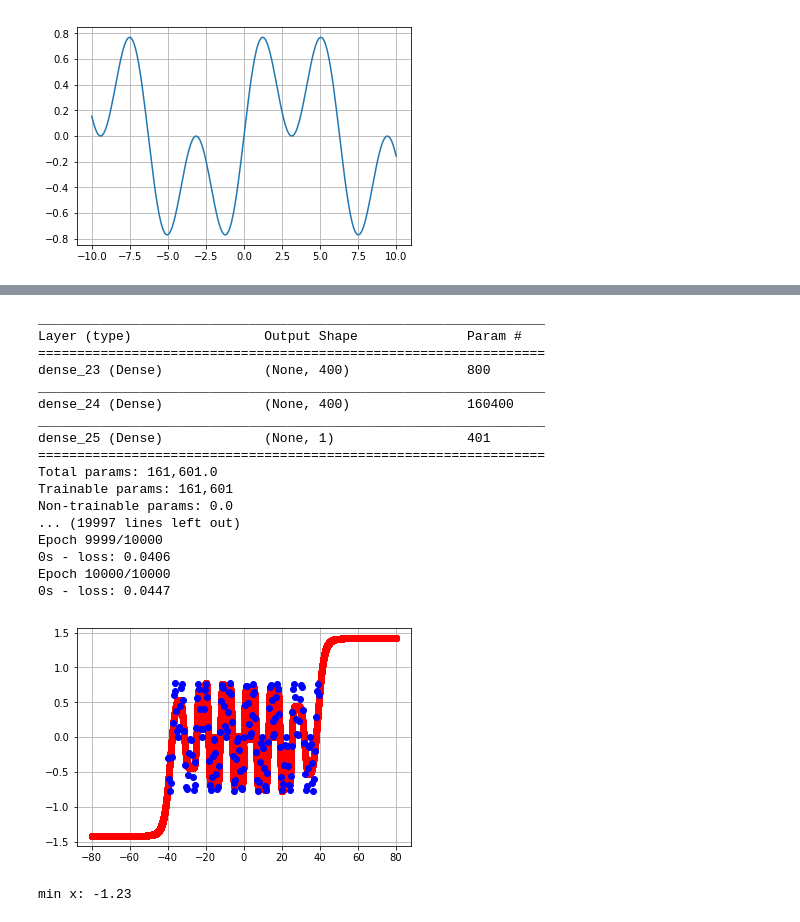
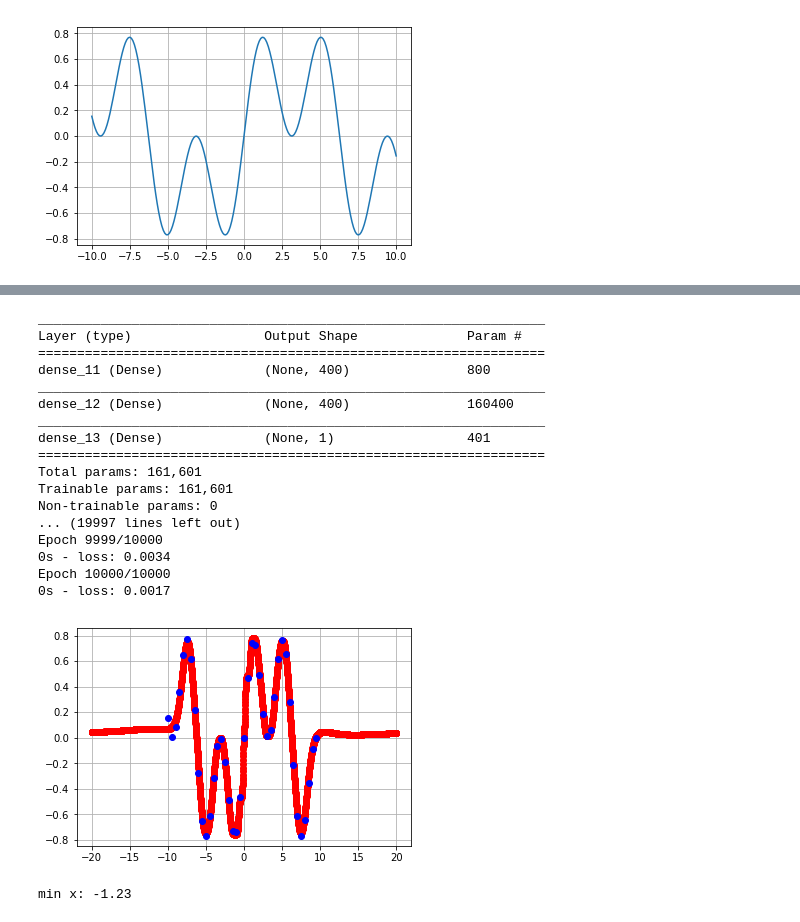
Before and after one commit to sevity/jupyter, a Jupyter notebook: Optimizer.ipynb, the cells around one changed output, grey strips where cells are left out. Drawn from its saved outputs; the diff is of its cells as text; code cells hidden in the pictures.

```diff
--- a/Optimizer.ipynb
+++ b/Optimizer.ipynb
@@ -97,3 +96,36 @@ plt.grid()
 plt.show()
 # %% [output]
 [figure]
+# %%
+from keras.models import Sequential
+from keras.layers import Dense
+from keras.optimizers import SGD
+import tensorflow as tf
+
+vx = []
+vy = []
+vx = get_vx(-4,4,0.5)
+for x in vx:
+    # vy.append(math.sin(x)*math.cos(x/2))
+    vy.append(math.sin(x) * math.cos(x/2.0) + 0)
+
+
+x_data = [[x] for x in vx]
+y_data = [[y] for y in vy]
+
+model = Sequential()
+model.add(Dense(1, input_dim=1, kernel_initializer='he_normal', activation='tanh'))
+model.add(Dense(1, kernel_initializer='he_normal', activation='linear'))
+model.compile(loss='mean_squared_error', optimizer='adam')
+model.summary()
+model.fit(x_data, y_data, epochs=10000, verbose=2)
+
+
+
+vx2 = get_vx(-4,4,0.01)
+x_data2 = [[x] for x in vx2]
+vy2 = model.predict(x_data2)
+plt.plot(vx2, vy2, 'ro')
+plt.plot(vx, vy, 'bo')
+plt.grid()
+plt.show()
@@ -105,7 +156,7 @@ import tensorflow as tf
 
 vx = []
 vy = []
-vx = get_vx(-40,40,0.5)
+vx = get_vx(-10,10,0.5)
 for x in vx:
     # vy.append(math.sin(x)*math.cos(x/2))
     vy.append(math.sin(x) * math.cos(x/2.0) + 0)
@@ -114,42 +165,42 @@ for x in vx:
 x_data = [[x] for x in vx]
 y_data = [[y] for y in vy]
 
 model = Sequential()
 model.add(Dense(400, input_dim=1, kernel_initializer='he_normal', activation='tanh'))
 model.add(Dense(400, kernel_initializer='he_normal', activation='tanh'))
 model.add(Dense(1, kernel_initializer='he_normal', activation='linear'))
 model.compile(loss='mean_squared_error', optimizer='adam')
 model.summary()
 model.fit(x_data, y_data, epochs=10000, verbose=2)
 
 
 
-vx2 = get_vx(-80,80,0.01)
+vx2 = get_vx(-20,20,0.01)
 x_data2 = [[x] for x in vx2]
 vy2 = model.predict(x_data2)
 plt.plot(vx2, vy2, 'ro')
 plt.plot(vx, vy, 'bo')
 plt.grid()
 plt.show()
 # %% [output]
 _________________________________________________________________
 Layer (type)                 Output Shape              Param #
 =================================================================
-dense_23 (Dense)             (None, 400)               800
+dense_11 (Dense)             (None, 400)               800
 _________________________________________________________________
-dense_24 (Dense)             (None, 400)               160400
+dense_12 (Dense)             (None, 400)               160400
 _________________________________________________________________
-dense_25 (Dense)             (None, 1)                 401
+dense_13 (Dense)             (None, 1)                 401
 =================================================================
-Total params: 161,601.0
+Total params: 161,601
 Trainable params: 161,601
-Non-trainable params: 0.0
+Non-trainable params: 0
 ... (19997 lines left out)
 Epoch 9999/10000
-0s - loss: 0.0406
+0s - loss: 0.0034
 Epoch 10000/10000
-0s - loss: 0.0447
+0s - loss: 0.0017
-[figure, old version]
+[figure, new version]
 # %%
 print 'min x:', vx2[vy2.argmin()]
 # %% [output]
```
Also changed, not shown: parts of 2 cells of this notebook, 2 other files.
